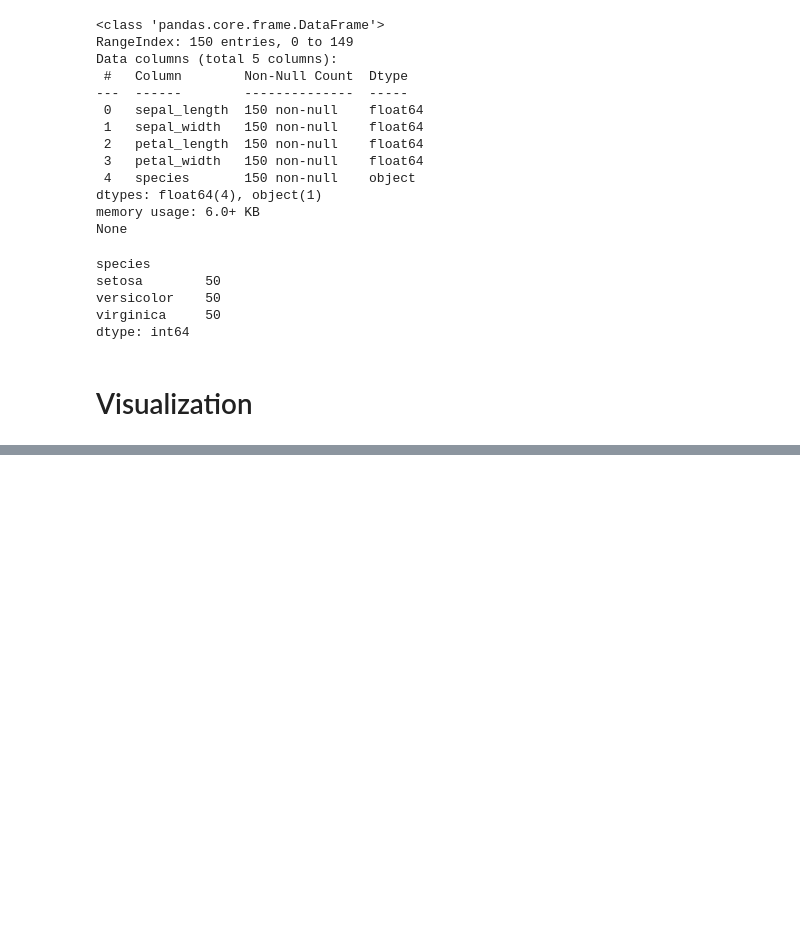
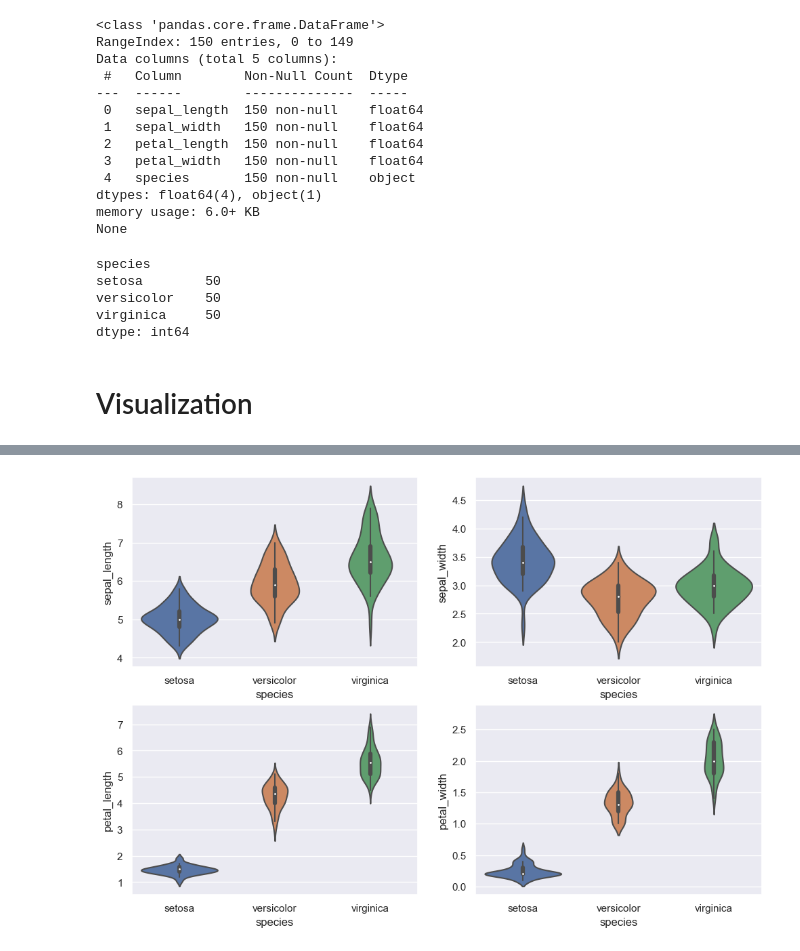
Before and after one commit to AKD2022/Python, a Jupyter notebook: Iris-Project.ipynb, the cells around one changed output, grey strips where cells are left out. Cells and saved outputs as stored; diff of their text form; code cells hidden in the pictures; blank space fills up the shorter version.

```diff
--- a/Iris-Project.ipynb
+++ b/Iris-Project.ipynb
@@ -124,10 +128,12 @@ plt.show();
 # %%
 plt.figure(figsize=(12,8));
-ply.subplot(2,2,1)
+plt.subplot(2,2,1)
 sns.violinplot(x='species', y='sepal_length', data=iris)
 plt.subplot(2,2,2)
 sns.violinplot(x='species', y='sepal_width', data=iris)
 plt.subplot(2,2,3)
 sns.violinplot(x='species', y='petal_length', data=iris)
 plt.subplot(2,2,4)
 sns.violinplot(x='species', y='petal_width', data=iris);
+# %% [output]
+[figure, added]
```
Also changed, not shown: parts of 5 cells of this notebook, 1 other file.
